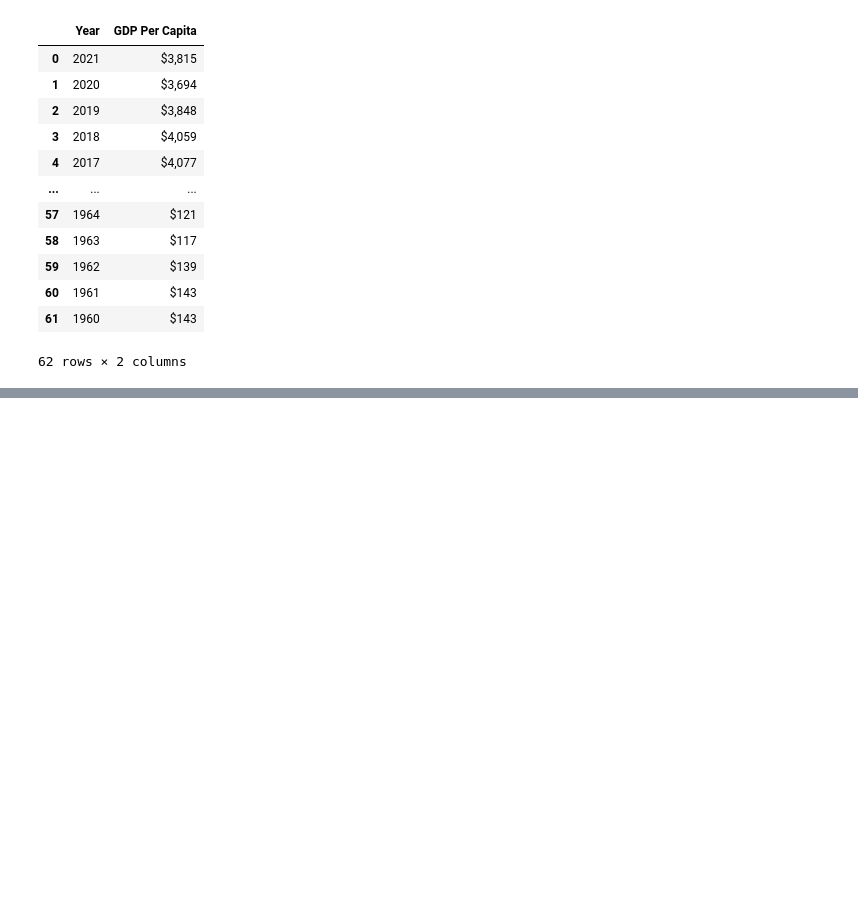
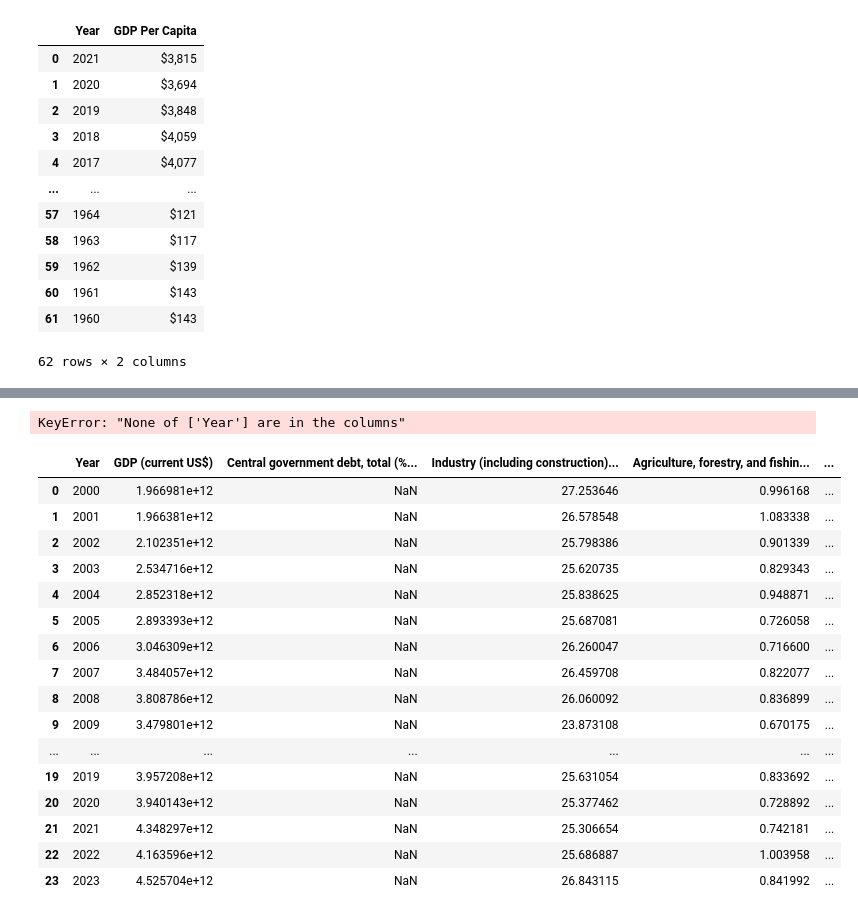
Before and after one commit to IchChefDuNixx/SriLankaEconomy, a Jupyter notebook: Code/nici_test/SriLanka.ipynb, the cells around one changed output, grey strips where cells are left out. Saved outputs shown, nothing was run; the diff lists cells and outputs as text; code cells hidden in the pictures; blank space fills up the shorter version.

```diff
--- a/Code/nici_test/SriLanka.ipynb
+++ b/Code/nici_test/SriLanka.ipynb
@@ -177,0 +280,4 @@ df_merged.to_csv('sl.csv')
+# %%
+df_DEUTSCHLAND.set_index('Year', inplace=True)
+# %% [output]
+KeyError: "None of ['Year'] are in the columns"
@@ -177,0 +287,22 @@ df_merged.to_csv('sl.csv')
+# %%
+df_DEUTSCHLAND = pd.read_csv('de.csv')
+df_DEUTSCHLAND.rename(columns={"Unnamed: 0": "Year"}, inplace=True)
+df_DEUTSCHLAND
+# %% [output]
+|  | Year | GDP (current US$) | Central government debt, total (%... | Industry (including construction)... | Agriculture, forestry, and fishin... | ... |
+| 0 | 2000 | 1.966981e+12 | NaN | 27.253646 | 0.996168 | ... |
+| 1 | 2001 | 1.966381e+12 | NaN | 26.578548 | 1.083338 | ... |
+| 2 | 2002 | 2.102351e+12 | NaN | 25.798386 | 0.901339 | ... |
+| 3 | 2003 | 2.534716e+12 | NaN | 25.620735 | 0.829343 | ... |
+| 4 | 2004 | 2.852318e+12 | NaN | 25.838625 | 0.948871 | ... |
+| 5 | 2005 | 2.893393e+12 | NaN | 25.687081 | 0.726058 | ... |
+| 6 | 2006 | 3.046309e+12 | NaN | 26.260047 | 0.716600 | ... |
+| 7 | 2007 | 3.484057e+12 | NaN | 26.459708 | 0.822077 | ... |
+| 8 | 2008 | 3.808786e+12 | NaN | 26.060092 | 0.836899 | ... |
+| 9 | 2009 | 3.479801e+12 | NaN | 23.873108 | 0.670175 | ... |
+| ... | ... | ... | ... | ... | ... | ... |
+| 19 | 2019 | 3.957208e+12 | NaN | 25.631054 | 0.833692 | ... |
+| 20 | 2020 | 3.940143e+12 | NaN | 25.377462 | 0.728892 | ... |
+| 21 | 2021 | 4.348297e+12 | NaN | 25.306654 | 0.742181 | ... |
+| 22 | 2022 | 4.163596e+12 | NaN | 25.686887 | 1.003958 | ... |
+| 23 | 2023 | 4.525704e+12 | NaN | 26.843115 | 0.841992 | ... |
```
Also changed, not shown: parts of 17 cells of this notebook, 8 other files.
